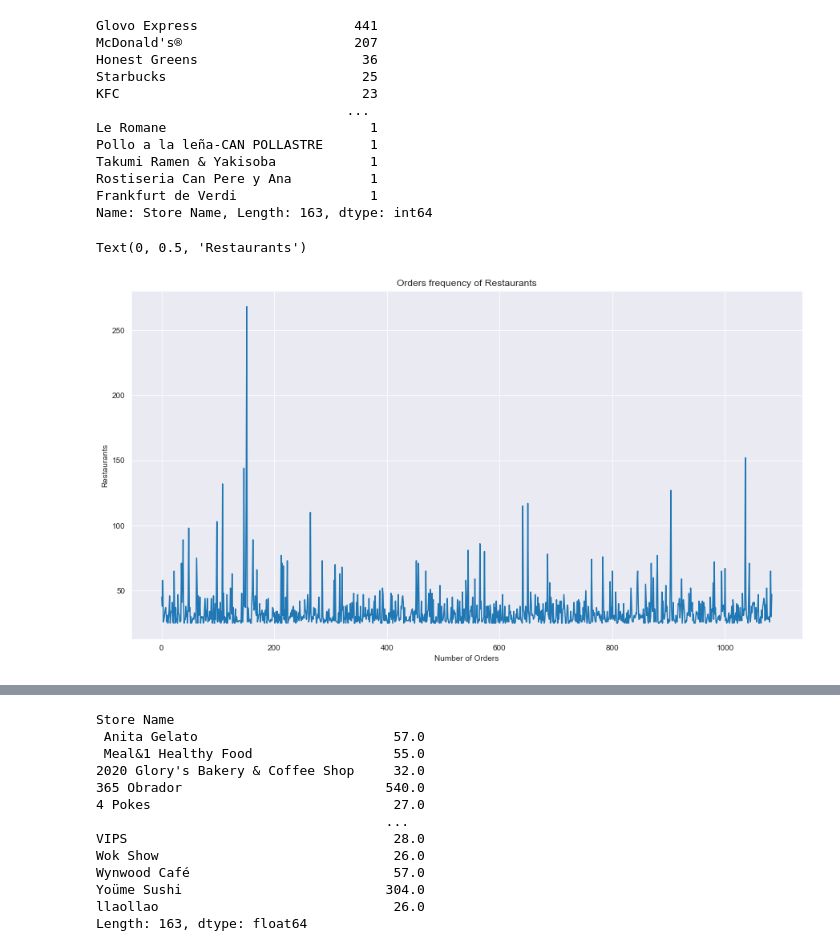
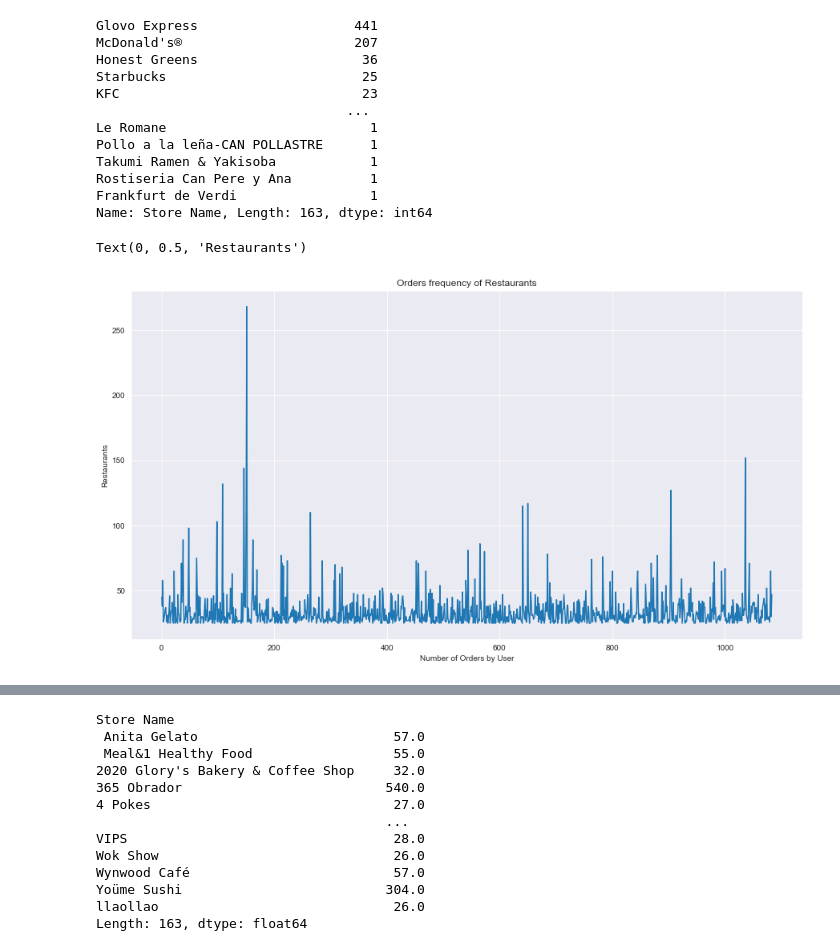
Before and after one commit to nathygonzalez/PR08-final-project-recommendation-system, a Jupyter notebook: Data Exploration.ipynb, the cells around one changed output, grey strips where cells are left out. Cells and saved outputs as stored; diff of their text form; code cells hidden in the pictures.

```diff
--- a/Data Exploration.ipynb
+++ b/Data Exploration.ipynb
@@ -293,6 +313,7 @@ df1['ID'].value_counts()
 76520713.0       1
 Name: ID, Length: 391554, dtype: int64
 # %%
-# Transforming ID column in String
+# Transforming ID column to Int and to String
+df1['ID']= df1['ID'].astype(int)
 df1['ID']= df1['ID'].astype(str)
 # %%
@@ -366,12 +410,13 @@ Rostiseria Can Pere y Ana          1
 Frankfurt de Verdi                 1
 Name: Store Name, Length: 163, dtype: int64
 # %%
+# Orders Frequency Vistualization
 plt.figure(figsize=(15,8))
 sns.set_style("darkgrid")
 sns.lineplot(data=df_min_orders[('Code')].values)
 plt.title("Orders frequency of Restaurants")
-plt.xlabel("Number of Orders")
+plt.xlabel("Number of Orders by User")
 plt.ylabel("Restaurants")
 # %% [output]
 Text(0, 0.5, 'Restaurants')
-[figure, old version]
+[figure, new version]
```
Also changed, not shown: parts of 40 cells of this notebook.
